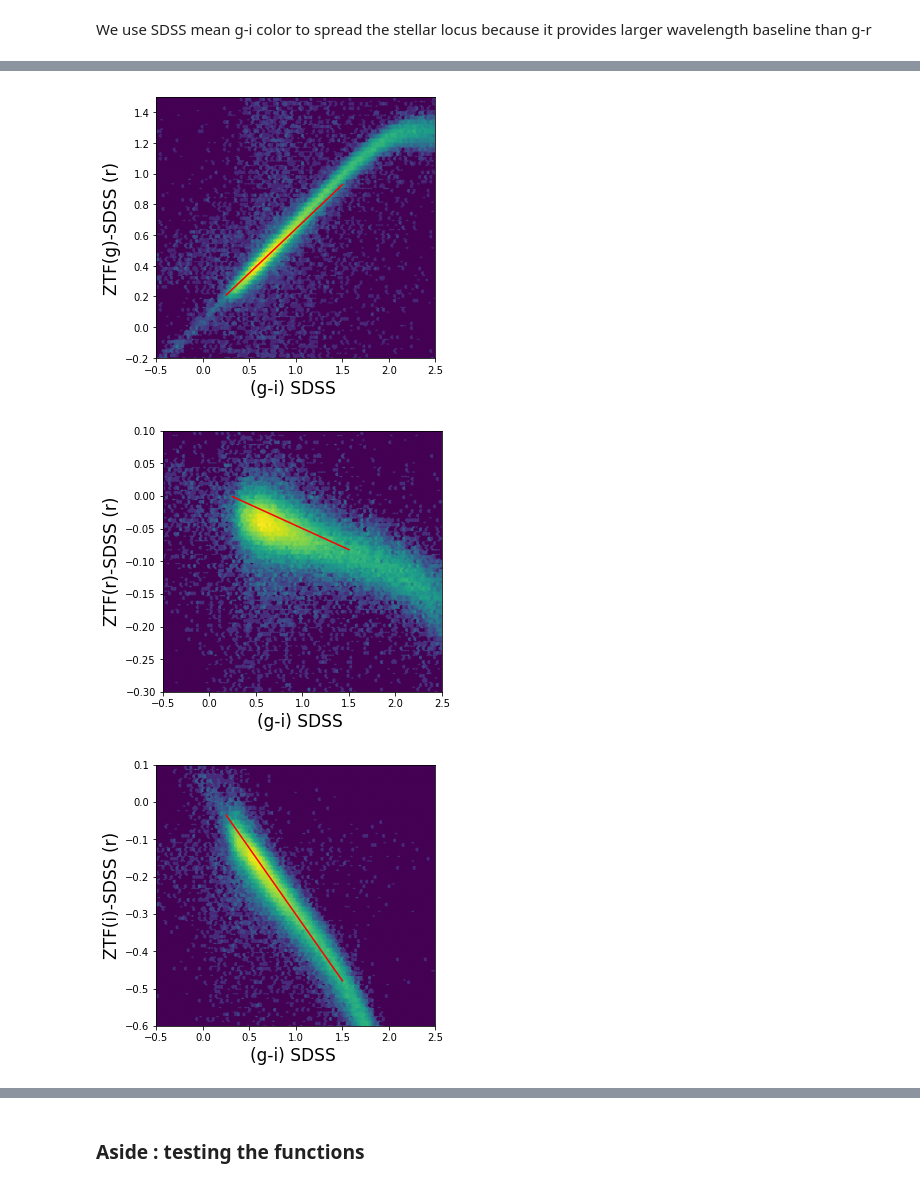
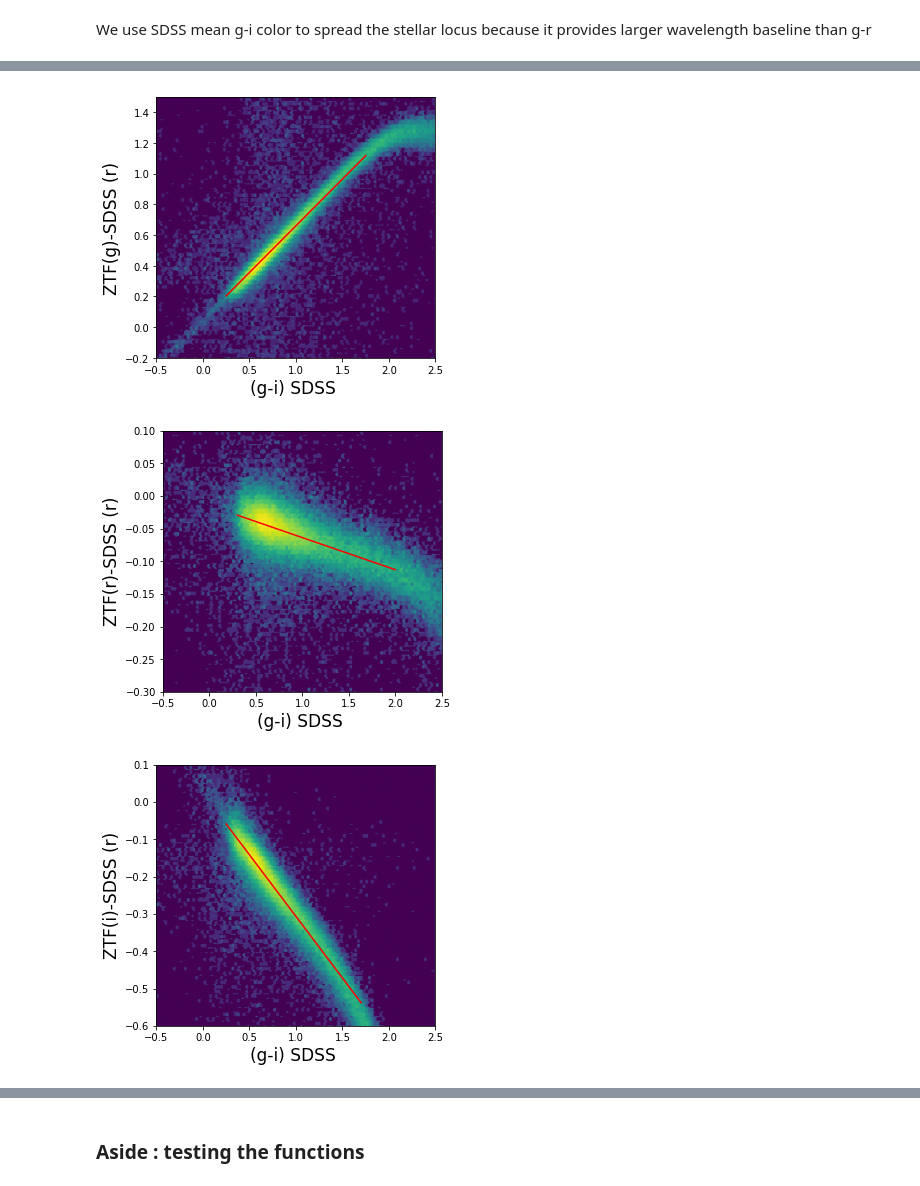
Before and after one commit to suberlak/epyc-notebooks, a Jupyter notebook: ZTF_SDSS_offsets.ipynb, the cells around one changed output, grey strips where cells are left out. Cells and saved outputs as stored; diff of their text form; code cells hidden in the pictures.

```diff
--- a/ZTF_SDSS_offsets.ipynb
+++ b/ZTF_SDSS_offsets.ipynb
@@ -113,7 +113,8 @@ def find_offset_sdss_survey(axs_catalog, originband = 'g',
                             targetband = 'r', sdsscolors = 'gi',
                             magCol = 'bestmedianmag', errCol = 'bestmagrms',
                             survey = 'ZTF', degree = 1 , xlims = [-0.5,2.5],
-                            ylims = [-0.2, 1.5], nsources = 10000 ) :
+                            ylims = [-0.2, 1.5], nsources = 10000,
+                            xfitlims = [0.25, 1.5]) :
     '''
     Find photometric offsets between SDSS and a survey, like
     ZTF, one band at a time.
@@ -159,7 +160,9 @@ def find_offset_sdss_survey(axs_catalog, originband = 'g',
          xlims, ylims of the plot, etc.
          More may be desired for better statistics,  but it has to be
          less than the total length of the table (!)
-
+    xFITlims : the limits along x-axis (SDSS color) for points used for the
+         polynomial fit. By default,  for (g-i) its [0.25, 1.5] and for
+         (g-r) its [0.1, 1.1]
     '''
 
     # convert the axs_catalog given to Pandas dataframe
@@ -182,16 +185,14 @@ def find_offset_sdss_survey(axs_catalog, originband = 'g',
     imag = data['iMag']
 
 
-    #xaxis : 'gi' or 'gr'
+    #xaxis : SDSS color  - 'gi' or 'gr'
     if sdsscolors is 'gr':
-        x =  gmag-rmag   # SDSS (g-r)
-        xFITlims = [0.1, 1.1]
+        x =  gmag-rmag
 
     if sdsscolors is 'gi' :
-        x = gmag-imag  # SDSS (g-i)
-        xFITlims = [0.25, 1.5]
+        x = gmag-imag
 
-
+    # create the plotting space
     fig,axs = plt.subplots(1,1, figsize=(5, 4.8))
     ax = np.ravel(axs)
     i = 0
@@ -241,7 +242,7 @@ def find_offset_sdss_survey(axs_catalog, originband = 'g',
 
 
     # make the linear fits
-    m2 = (xFITlims[0]<x) & (x<xFITlims[1]) # within the xlims of the fit
+    m2 = (xfitlims[0]<x) & (x<xfitlims[1]) # within the xlims of the fit
     m3 = (ylims[0] < y) & (y < ylims[1]) # within the ylims of the plot
     m4 = np.bitwise_not(np.isnan(e1)) # points that do not have the error for ZTF
     m_ = m1 & m2 & m3 & m4
@@ -255,13 +256,13 @@ def find_offset_sdss_survey(axs_catalog, originband = 'g',
     # fit n-th degree polynomial
     xf  = x[m_] ;  yf=y[m_] ; ef = np.sqrt(e1[m_]**2.0 + e2[m_]**2.0)
 
-    p = np.polyfit(xf,yf,deg=degree , w=1/ef)
+    p = np.polyfit(xf,yf,deg=degree)#, w=1/ef)
 
     if degree == 1 :
         # like  y = B_0 + B_1 * x as  in Tonry+2012
         coeffs['B_1'].append(p[0])
         coeffs['B_0'].append(p[1])
-        x_ = np.linspace(xFITlims[0],xFITlims[1], 100)
+        x_ = np.linspace(xfitlims[0],xfitlims[1], 100)
         ax[i].plot(x_, p[0] *x_ + p[1]  , c='red')
         print('y = f(x) = B0 + B1*x')
         print('')
@@ -277,7 +278,7 @@ def find_offset_sdss_survey(axs_catalog, originband = 'g',
         coeffs['A_2'].append(p[0])
         coeffs['A_1'].append(p[1])
         coeffs['A_0'].append(p[2])
-        x_ = np.linspace(xFITlims[0],xFITlims[1], 100)
+        x_ = np.linspace(xfitlims[0],xfitlims[1], 100)
         ax[i].plot(x_, p[0] *x_*x_ + p[1] *x_ + p[2] , c='red')
         print('y = f(x) = A0 + A1*x + A2*x*x')
 
@@ -307,14 +308,15 @@ def find_offset_sdss_survey(axs_catalog, originband = 'g',
 We use SDSS mean g-i color to spread the stellar locus because it provides larger wavelength baseline than g-r
 # %%
 # find offsets from ZTF  gri to  SDSS r
-for catalog, band, ylims in zip([s1,s2,s3], 'gri' ,  [[-0.2, 1.5],
-                                                      [-0.3,0.1],
-                                                      [-0.6, 0.1]]):
+for catalog, band, ylims, xfitlims in zip([s1,s2,s3], 'gri' ,
+                                          [[-0.2, 1.5],[-0.3,0.1],[-0.6, 0.1]],
+                                         [[0.25,1.75],[0.3,2.0],[0.25, 1.7]]):
     find_offset_sdss_survey(catalog, originband = band,
                             targetband = 'r', sdsscolors = 'gi',
                             magCol = 'bestmedianmag', errCol = 'bestmagrms',
                             survey = 'ZTF', degree = 1 , xlims = [-0.5,2.5],
-                            ylims = ylims, nsources = 100000)
+                            ylims = ylims, nsources = 100000,
+                           xfitlims= xfitlims )
 # %% [output]
 y = f1 - f2 = f(x)
 f2 = f1 - f(x)
@@ -335,7 +337,7 @@ r _SDSS_synth = g _ ZTF - ( 0.064 )-( 0.575 )* SDSS ( g - i )
 Coefficients stored as an ascii table  Offsets_ZTFi-SDSSr_SDSSgi.txt
-[figure, old version]
+[figure, new version]
-[figure, old version]
+[figure, new version]
-[figure, old version]
+[figure, new version]
 # %% [markdown]
 So the quick and dirty offsets that I get are ( to get to SDSS r ) , given the mean SDSS(g-i) per source:
 
```
Also changed, not shown: parts of 3 cells of this notebook.
